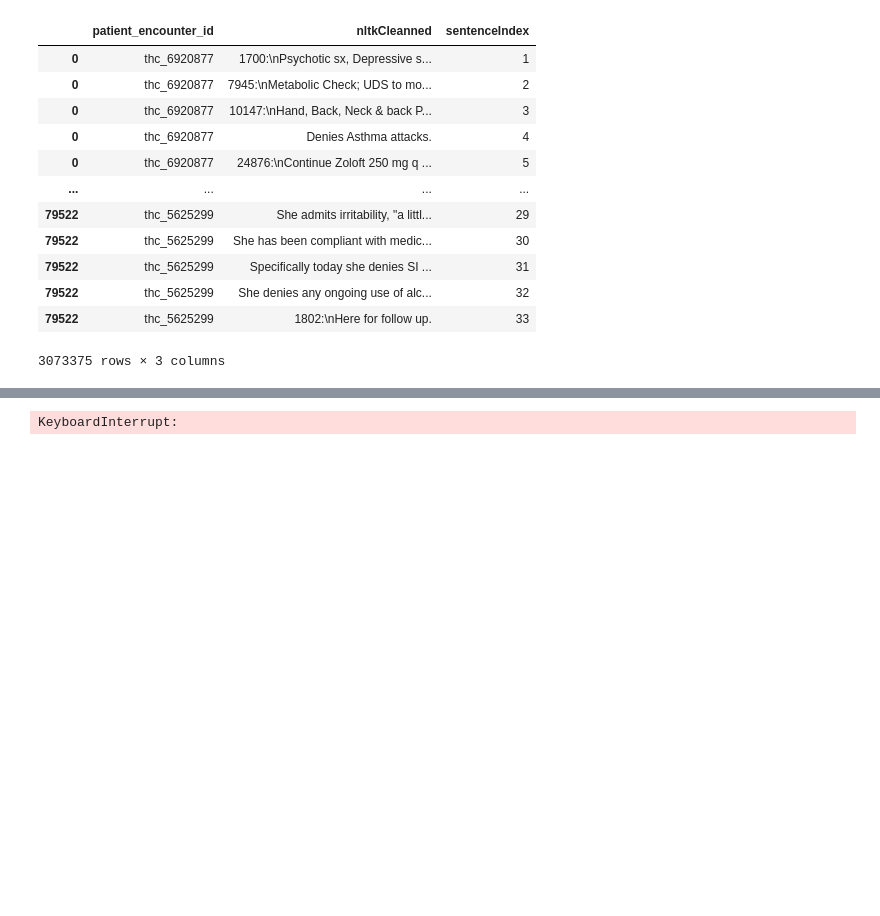
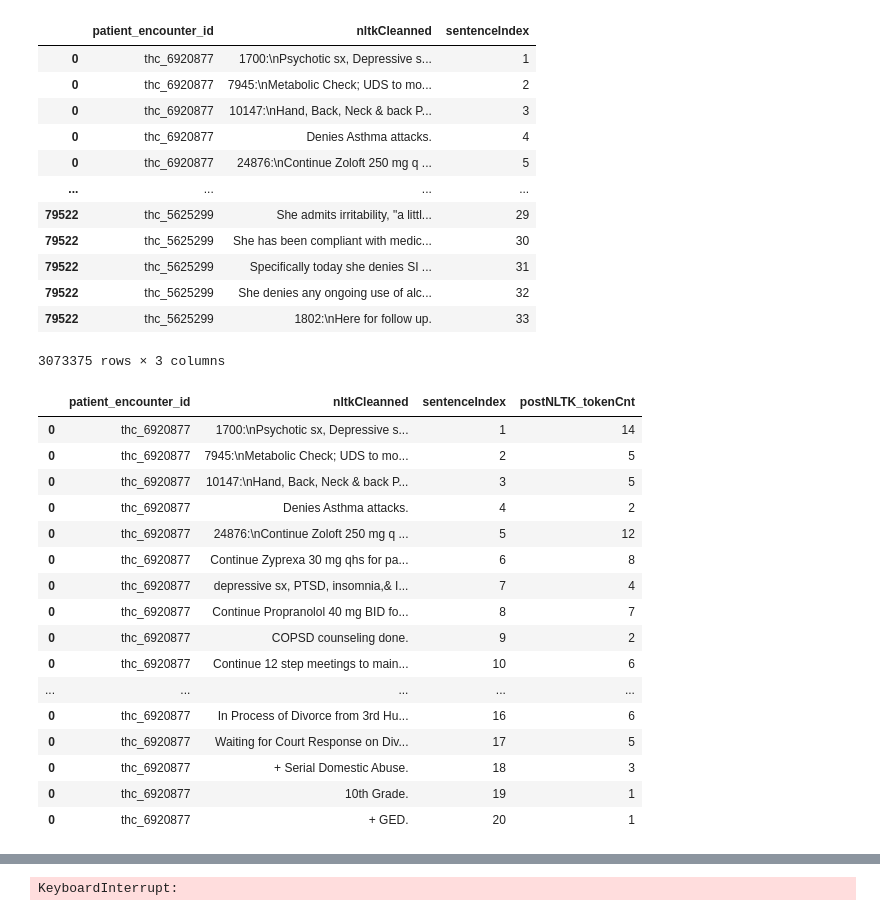
Before and after one commit to ShaoMinLiu-Holmusk/sentenceTokenizing, a Jupyter notebook: originalSentenceAnalysis.ipynb, the cells around one changed output, grey strips where cells are left out. Drawn from its saved outputs; the diff is of its cells as text; code cells hidden in the pictures; blank space fills up the shorter version.

```diff
--- a/originalSentenceAnalysis.ipynb
+++ b/originalSentenceAnalysis.ipynb
@@ -294,0 +368,22 @@ sns.histplot(data=notesTableDfExploded, x='postNLTK_tokenCnt')
+# %%
+notesTableDfExploded.to_csv('notesTableDfExploded.csv',
+                            index=False)
+notesTableDfExploded.head(20)
+# %% [output]
+|  | patient_encounter_id | nltkCleanned | sentenceIndex | postNLTK_tokenCnt |
+| 0 | thc_6920877 | 1700:\nPsychotic sx, Depressive s... | 1 | 14 |
+| 0 | thc_6920877 | 7945:\nMetabolic Check; UDS to mo... | 2 | 5 |
+| 0 | thc_6920877 | 10147:\nHand, Back, Neck & back P... | 3 | 5 |
+| 0 | thc_6920877 | Denies Asthma attacks. | 4 | 2 |
+| 0 | thc_6920877 | 24876:\nContinue Zoloft 250 mg q ... | 5 | 12 |
+| 0 | thc_6920877 | Continue Zyprexa 30 mg qhs for pa... | 6 | 8 |
+| 0 | thc_6920877 | depressive sx, PTSD, insomnia,& I... | 7 | 4 |
+| 0 | thc_6920877 | Continue Propranolol 40 mg BID fo... | 8 | 7 |
+| 0 | thc_6920877 | COPSD counseling done. | 9 | 2 |
+| 0 | thc_6920877 | Continue 12 step meetings to main... | 10 | 6 |
+| ... | ... | ... | ... | ... |
+| 0 | thc_6920877 | In Process of Divorce from 3rd Hu... | 16 | 6 |
+| 0 | thc_6920877 | Waiting for Court Response on Div... | 17 | 5 |
+| 0 | thc_6920877 | + Serial Domestic Abuse. | 18 | 3 |
+| 0 | thc_6920877 | 10th Grade. | 19 | 1 |
+| 0 | thc_6920877 | + GED. | 20 | 1 |
```
Also changed, not shown: parts of 11 cells of this notebook, 1 other file.
